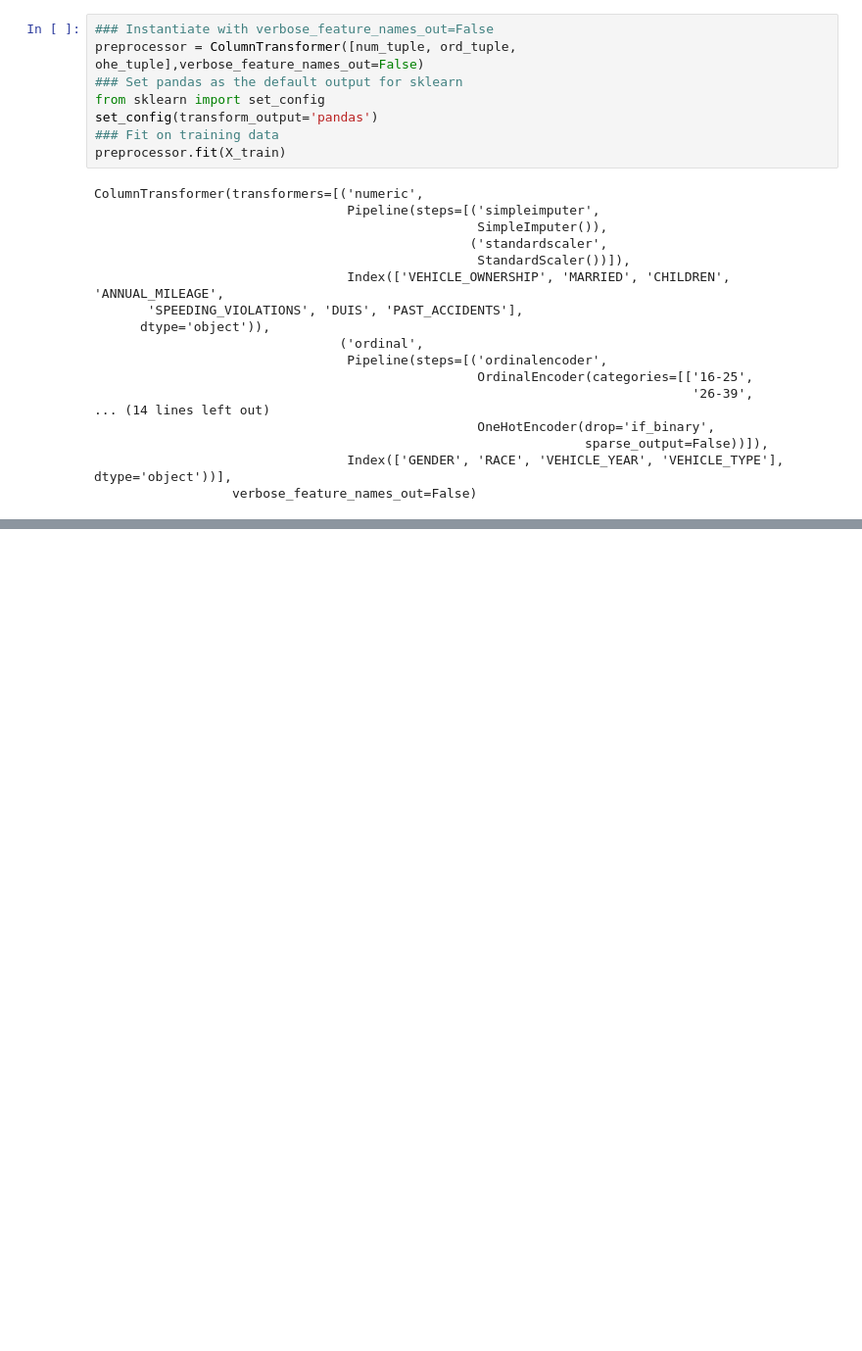
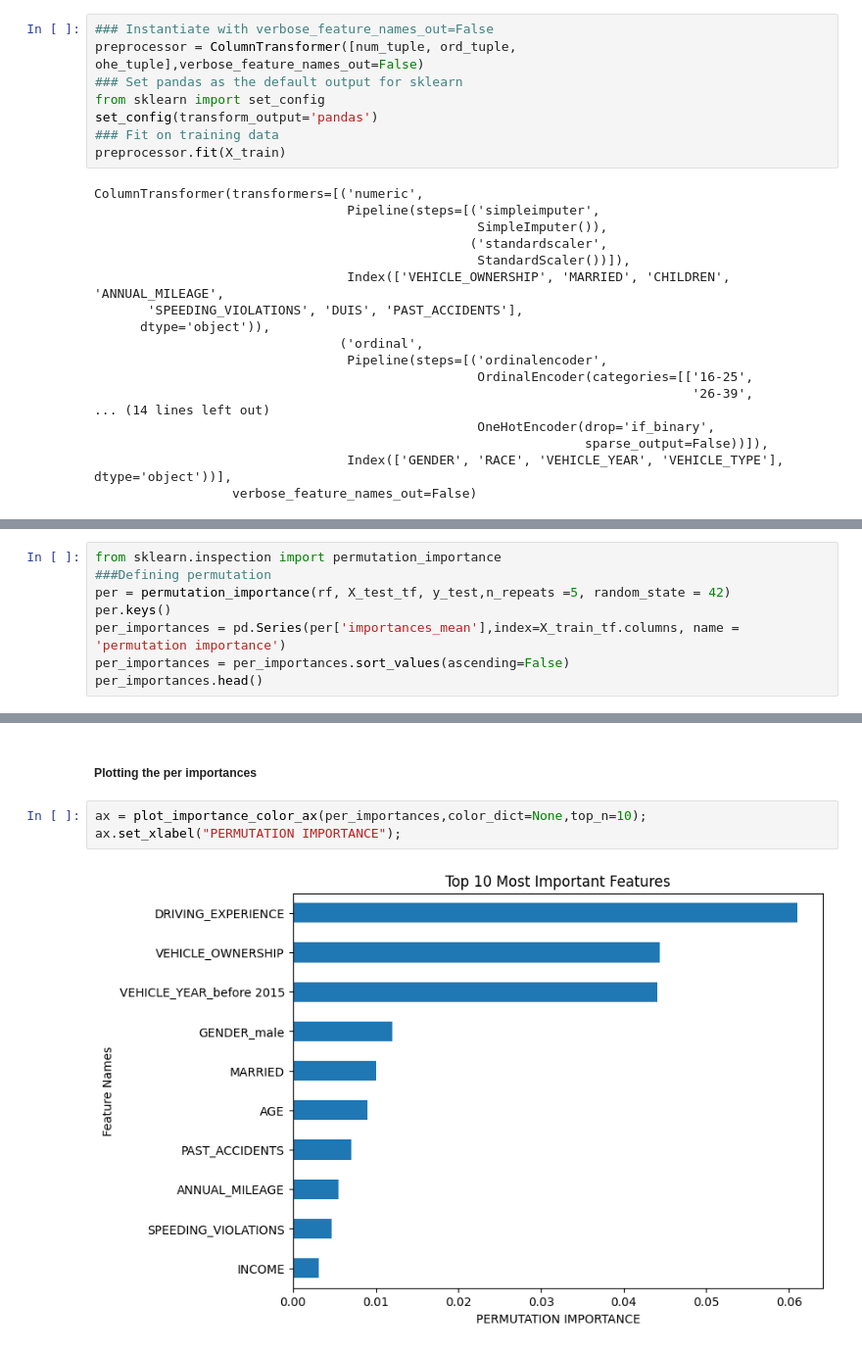
Before and after one commit to Khalil-Salama/Car_insurance-_claim, a Jupyter notebook: Insurance_car_claim.ipynb, the cells around one changed output, grey strips where cells are left out. Shown at 98% size. Cells and saved outputs as stored; diff of their text form; blank space fills up the shorter version.

```diff
--- a/Insurance_car_claim.ipynb
+++ b/Insurance_car_claim.ipynb
@@ -712,0 +890,8 @@ X_train_tf.head()
+# %%
+from sklearn.inspection import permutation_importance
+###Defining permutation
+per = permutation_importance(rf, X_test_tf, y_test,n_repeats =5, random_state = 42)
+per.keys()
+per_importances = pd.Series(per['importances_mean'],index=X_train_tf.columns, name = 'permutation importance')
+per_importances = per_importances.sort_values(ascending=False)
+per_importances.head()
@@ -712,0 +906,7 @@ X_train_tf.head()
+# %% [markdown]
+##### Plotting the per importances
+# %%
+ax = plot_importance_color_ax(per_importances,color_dict=None,top_n=10);
+ax.set_xlabel("PERMUTATION IMPORTANCE");
+# %% [output]
+[figure, added]
```
Also changed, not shown: parts of 29 cells of this notebook.
